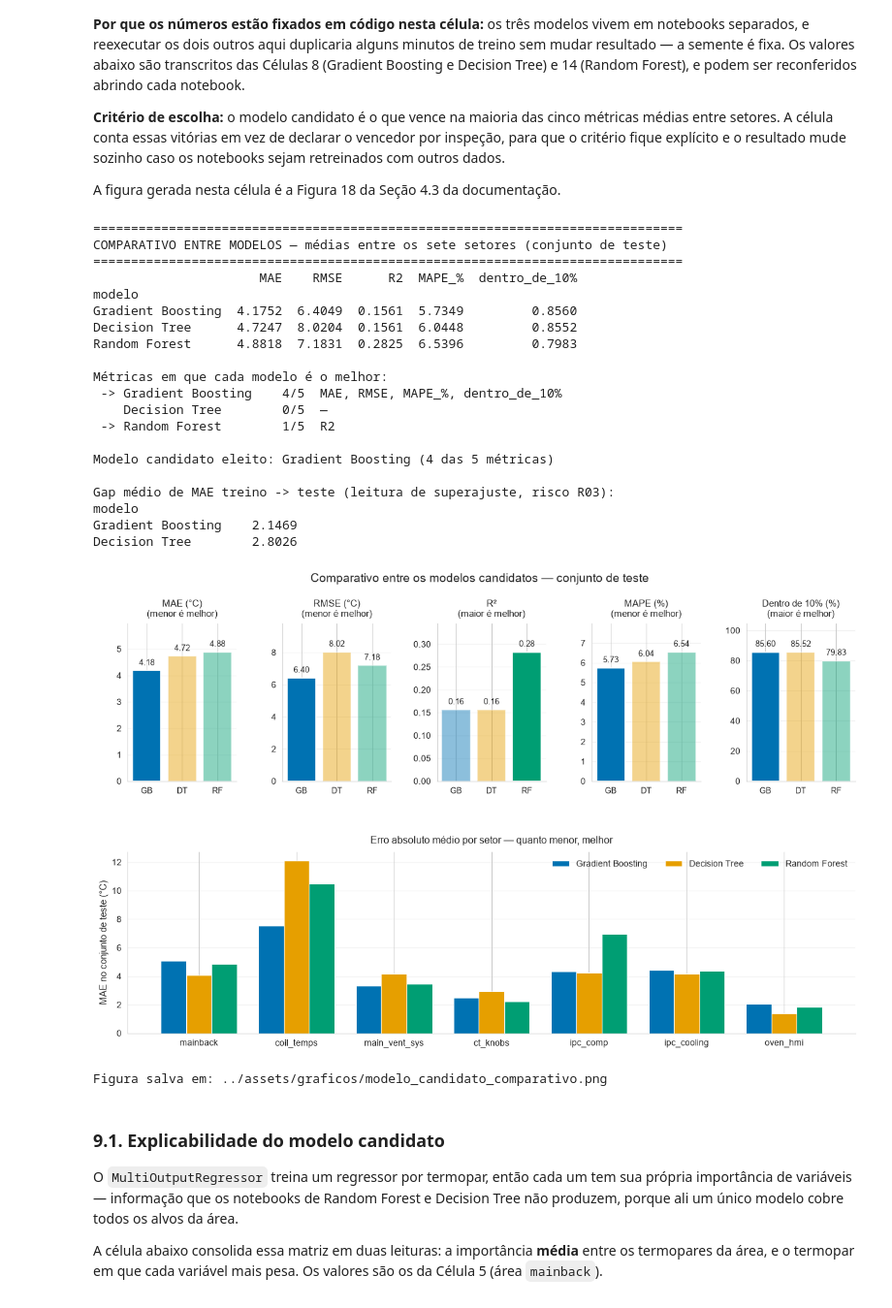
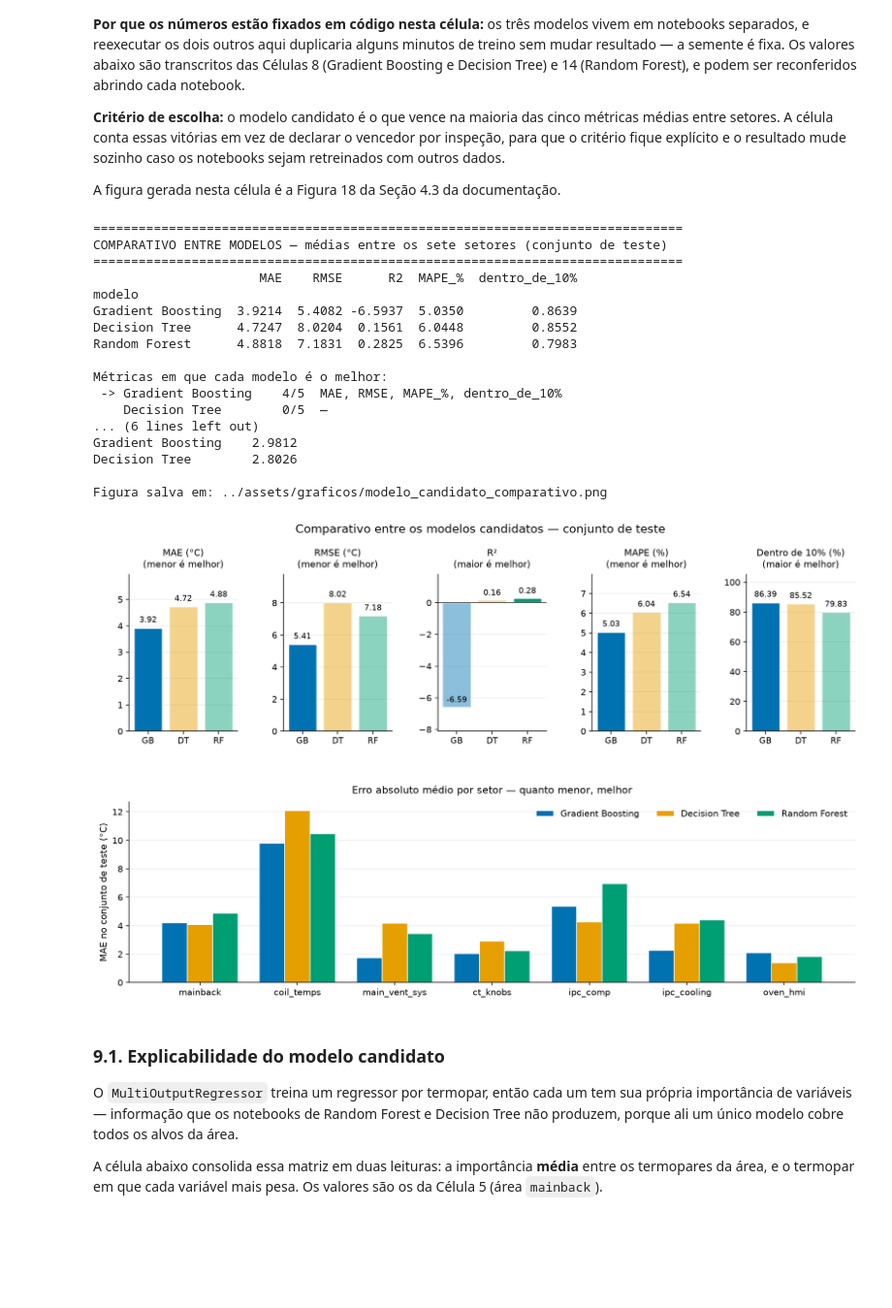
Before and after one commit to nicolas-carrascossa/whirlpool-thermal-predictor, a Jupyter notebook: notebooks/Grad_Boosting_Regre.ipynb, the cells around one changed output. Shown at 97% size. Saved outputs shown, nothing was run; the diff lists cells and outputs as text; code cells hidden in the pictures; blank space fills up the shorter version.

Commit message:
docs: corrige metricas desatualizadas do GB e preenche secao 4.4 de comparacao de modelos (#209)
Co-Authored-By: Claude Sonnet 5 <noreply@anthropic.com>

```diff
--- a/notebooks/Grad_Boosting_Regre.ipynb
+++ b/notebooks/Grad_Boosting_Regre.ipynb
@@ -754,12 +754,12 @@ SETORES = ["mainback", "coil_temps", "main_vent_sys", "ct_knobs",
 # Resultados de teste por setor, na ordem de SETORES.
 RESULTADOS_REGISTRADOS = {
     "Gradient Boosting": {
-        "MAE_treino":    [1.8387, 2.7727, 2.8621, 1.6608, 1.2463, 2.1138, 1.7032],
-        "MAE":           [5.0943, 7.5349, 3.3292, 2.4708, 4.3221, 4.4119, 2.0629],
-        "RMSE":          [8.6300, 11.2140, 5.2468, 3.5283, 5.0270, 8.5366, 2.6517],
-        "R2":            [-0.0123, 0.8917, 0.5998, 0.1819, -0.8931, 0.1529, 0.1720],
-        "MAPE_%":        [8.5028, 6.8811, 3.9204, 5.2257, 6.1695, 5.8922, 3.5527],
-        "dentro_de_10%": [0.7545, 0.8125, 0.8909, 0.8030, 0.8811, 0.8500, 1.0000],
+        "MAE_treino":    [0.4022, 2.0759, 0.2538, 0.4513, 1.8774, 1.3580, 0.1623],
+        "MAE":           [4.1886, 9.7874, 1.7421, 2.0201, 5.3522, 2.2720, 2.0871],
+        "RMSE":          [7.1346, 12.8209, 2.4648, 2.4379, 6.8857, 2.9370, 3.1767],
+        "R2":            [-44.7807, 0.1012, -0.8404, -0.1124, -0.2312, -0.1258, -0.1668],
+        "MAPE_%":        [7.9551, 7.3793, 2.0642, 4.0907, 6.6997, 3.6873, 3.3687],
+        "dentro_de_10%": [0.8167, 0.7292, 0.9762, 0.9722, 0.7197, 0.9583, 0.8750],
     },
     "Decision Tree": {
         "MAE_treino":    [2.0205, 1.9606, 3.4029, 2.3523, 1.1440, 1.5437, 1.0305],
@@ -903,43 +903,39 @@ def grafico_comparativo(medias, por_setor, setores, metricas, menor_e_melhor,
     eixo_setor.set_axisbelow(True)
     for lado in ("top", "right"):
         eixo_setor.spines[lado].set_visible(False)
 
     figura.suptitle("Comparativo entre os modelos candidatos — conjunto de teste",
                     fontsize=13.5, y=0.975)
     figura.savefig(caminho, dpi=150, bbox_inches="tight", facecolor="white")
     plt.show()
     return caminho
 
 
 CAMINHO_COMPARATIVO = "../assets/graficos/modelo_candidato_comparativo.png"
 
 grafico_comparativo(medias, por_setor, SETORES, METRICAS, MENOR_E_MELHOR,
                     CORES, CAMINHO_COMPARATIVO)
 print()
 print(f"Figura salva em: {CAMINHO_COMPARATIVO}")
 # %% [output]
 ==============================================================================
 COMPARATIVO ENTRE MODELOS — médias entre os sete setores (conjunto de teste)
 ==============================================================================
                       MAE    RMSE      R2  MAPE_%  dentro_de_10%
 modelo
-Gradient Boosting  4.1752  6.4049  0.1561  5.7349         0.8560
+Gradient Boosting  3.9214  5.4082 -6.5937  5.0350         0.8639
 Decision Tree      4.7247  8.0204  0.1561  6.0448         0.8552
 Random Forest      4.8818  7.1831  0.2825  6.5396         0.7983
 
 Métricas em que cada modelo é o melhor:
  -> Gradient Boosting    4/5  MAE, RMSE, MAPE_%, dentro_de_10%
     Decision Tree        0/5  —
- -> Random Forest        1/5  R2
+... (6 lines left out)
+Gradient Boosting    2.9812
+Decision Tree        2.8026
 
-Modelo candidato eleito: Gradient Boosting (4 das 5 métricas)
-
-Gap médio de MAE treino -> teste (leitura de superajuste, risco R03):
-modelo
-Gradient Boosting    2.1469
-Decision Tree        2.8026
+Figura salva em: ../assets/graficos/modelo_candidato_comparativo.png
-[figure, old version]
+[figure, new version]
-Figura salva em: ../assets/graficos/modelo_candidato_comparativo.png
 # %% [markdown]
 ### 9.1. Explicabilidade do modelo candidato
 
```
Also changed, not shown: parts of 1 cell of this notebook, 3 other files.
